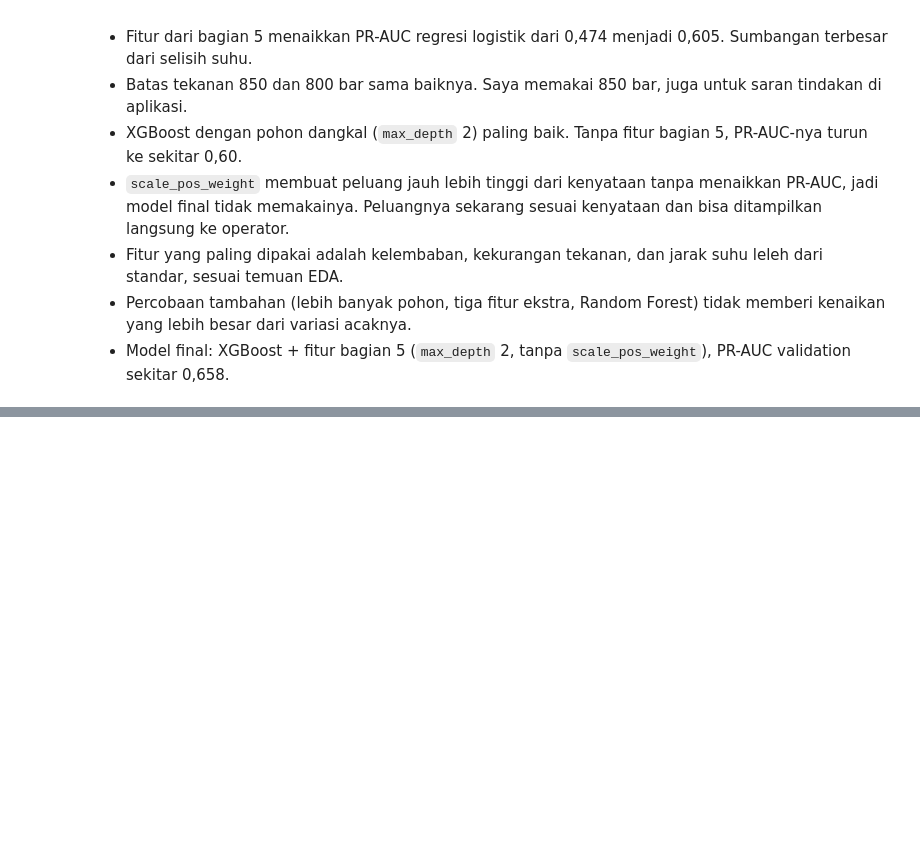
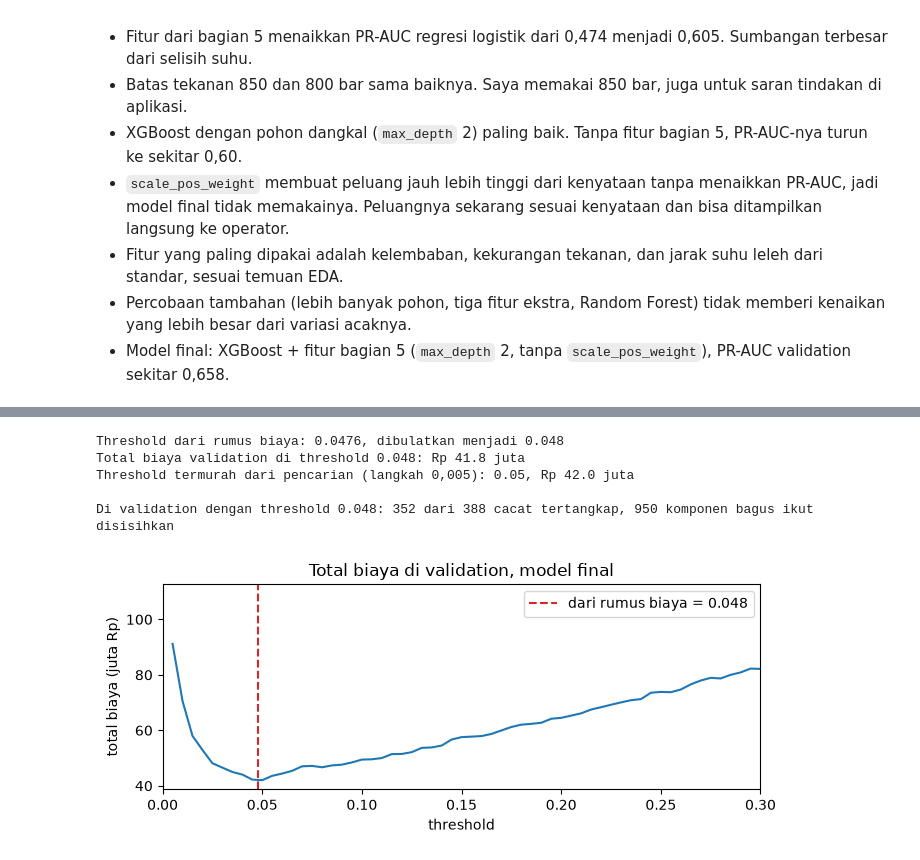
Before and after one commit to FarahAuliaKirana/qc-injection-molding, a Jupyter notebook: notebooks/qc_injection_molding.ipynb, the cells around one changed output, grey strips where cells are left out. Cells and saved outputs as stored; diff of their text form; code cells hidden in the pictures; blank space fills up the shorter version.

Commit message:
Notebook bagian 9: threshold 0,048 dari biaya dan evaluasi data test

```diff
--- a/notebooks/qc_injection_molding.ipynb
+++ b/notebooks/qc_injection_molding.ipynb
@@ -2046,0 +2061,35 @@ cocok dengan data validation.
+# %%
+threshold_teori = BIAYA_FP / (BIAYA_FP + BIAYA_FN)
+threshold_final = round(threshold_teori, 3)
+
+kandidat_halus = np.round(np.arange(0.005, 0.5, 0.005), 3)
+biaya_final = [total_biaya(y_val, proba_val_final, t) for t in kandidat_halus]
+threshold_termurah = float(kandidat_halus[int(np.argmin(biaya_final))])
+
+print(f"Threshold dari rumus biaya: {threshold_teori:.4f}, dibulatkan menjadi {threshold_final}")
+print(f"Total biaya validation di threshold {threshold_final}: Rp {total_biaya(y_val, proba_val_final, threshold_final) / 1e6:,.1f} juta")
+print(f"Threshold termurah dari pencarian (langkah 0,005): {threshold_termurah}, "
+      f"Rp {min(biaya_final) / 1e6:,.1f} juta")
+
+tn, fp, fn, tp = confusion_matrix(y_val, proba_val_final >= threshold_final).ravel()
+print()
+print(f"Di validation dengan threshold {threshold_final}: {tp} dari {tp + fn} cacat tertangkap, "
+      f"{fp} komponen bagus ikut disisihkan")
+
+fig, ax = plt.subplots(figsize=(7, 3))
+ax.plot(kandidat_halus, np.array(biaya_final) / 1e6)
+ax.axvline(threshold_final, color="tab:red", linestyle="--", label=f"dari rumus biaya = {threshold_final}")
+ax.set_xlim(0, 0.3)
+ax.set_xlabel("threshold")
+ax.set_ylabel("total biaya (juta Rp)")
+ax.set_title("Total biaya di validation, model final")
+ax.legend()
+plt.tight_layout()
+plt.show()
+# %% [output]
+Threshold dari rumus biaya: 0.0476, dibulatkan menjadi 0.048
+Total biaya validation di threshold 0.048: Rp 41.8 juta
+Threshold termurah dari pencarian (langkah 0,005): 0.05, Rp 42.0 juta
+
+Di validation dengan threshold 0.048: 352 dari 388 cacat tertangkap, 950 komponen bagus ikut disisihkan
+[figure, added]
```
Also changed, not shown: parts of 7 cells of this notebook.
